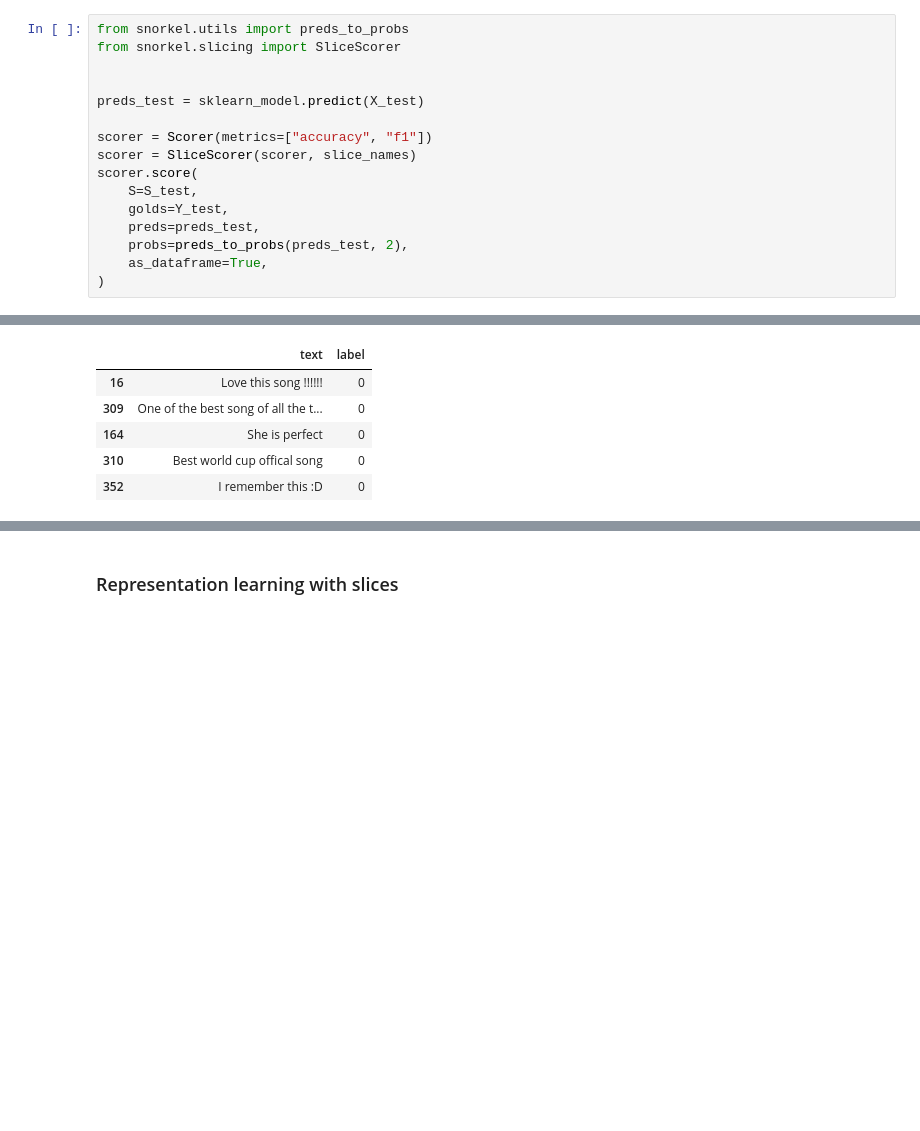
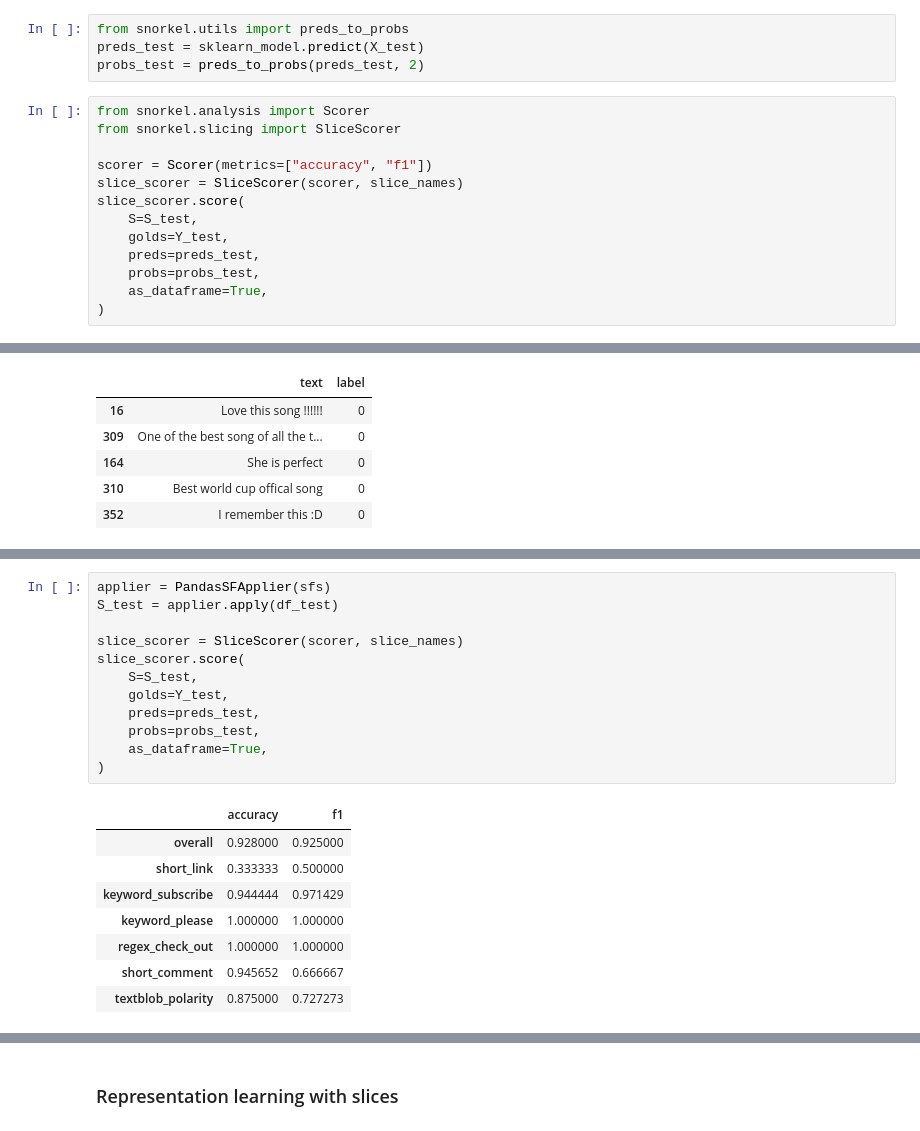
Before and after one commit to snorkel-team/snorkel-tutorials, a Jupyter notebook: spam/03_spam_data_slicing_tutorial.ipynb, the cells around one changed output, grey strips where cells are left out. Cells and saved outputs as stored; diff of their text form; blank space fills up the shorter version.

```diff
--- a/spam/03_spam_data_slicing_tutorial.ipynb
+++ b/spam/03_spam_data_slicing_tutorial.ipynb
@@ -317,20 +259,21 @@ sklearn_model.score(X_test, Y_test)
 0.928
 # %% [markdown]
 Now, we initialize the [`SliceScorer`](https://snorkel.readthedocs.io/en/redux/packages/_autosummary/slicing/snorkel.slicing.SliceScorer.html#snorkel.slicing.SliceScorer) using 1) an existing [`Scorer`](https://snorkel.readthedocs.io/en/redux/packages/_autosummary/slicing/snorkel.slicing.SliceScorer.html) and 2) desired `slice_names` to see slice-specific performance.
+# %%
+from snorkel.utils import preds_to_probs
+preds_test = sklearn_model.predict(X_test)
+probs_test = preds_to_probs(preds_test, 2)
 # %%
-from snorkel.utils import preds_to_probs
+from snorkel.analysis import Scorer
 from snorkel.slicing import SliceScorer
 
-
-preds_test = sklearn_model.predict(X_test)
-
 scorer = Scorer(metrics=["accuracy", "f1"])
-scorer = SliceScorer(scorer, slice_names)
-scorer.score(
+slice_scorer = SliceScorer(scorer, slice_names)
+slice_scorer.score(
     S=S_test,
     golds=Y_test,
     preds=preds_test,
-    probs=preds_to_probs(preds_test, 2),
+    probs=probs_test,
     as_dataframe=True,
 )
 # %% [output]
@@ -443,0 +361,21 @@ polarity_df[["text", "label"]].head()
+# %%
+applier = PandasSFApplier(sfs)
+S_test = applier.apply(df_test)
+
+slice_scorer = SliceScorer(scorer, slice_names)
+slice_scorer.score(
+    S=S_test,
+    golds=Y_test,
+    preds=preds_test,
+    probs=probs_test,
+    as_dataframe=True,
+)
+# %% [output]
+|  | accuracy | f1 |
+| overall | 0.928000 | 0.925000 |
+| short_link | 0.333333 | 0.500000 |
+| keyword_subscribe | 0.944444 | 0.971429 |
+| keyword_please | 1.000000 | 1.000000 |
+| regex_check_out | 1.000000 | 1.000000 |
+| short_comment | 0.945652 | 0.666667 |
+| textblob_polarity | 0.875000 | 0.727273 |
```
Also changed, not shown: parts of 31 cells of this notebook, 2 other files.
